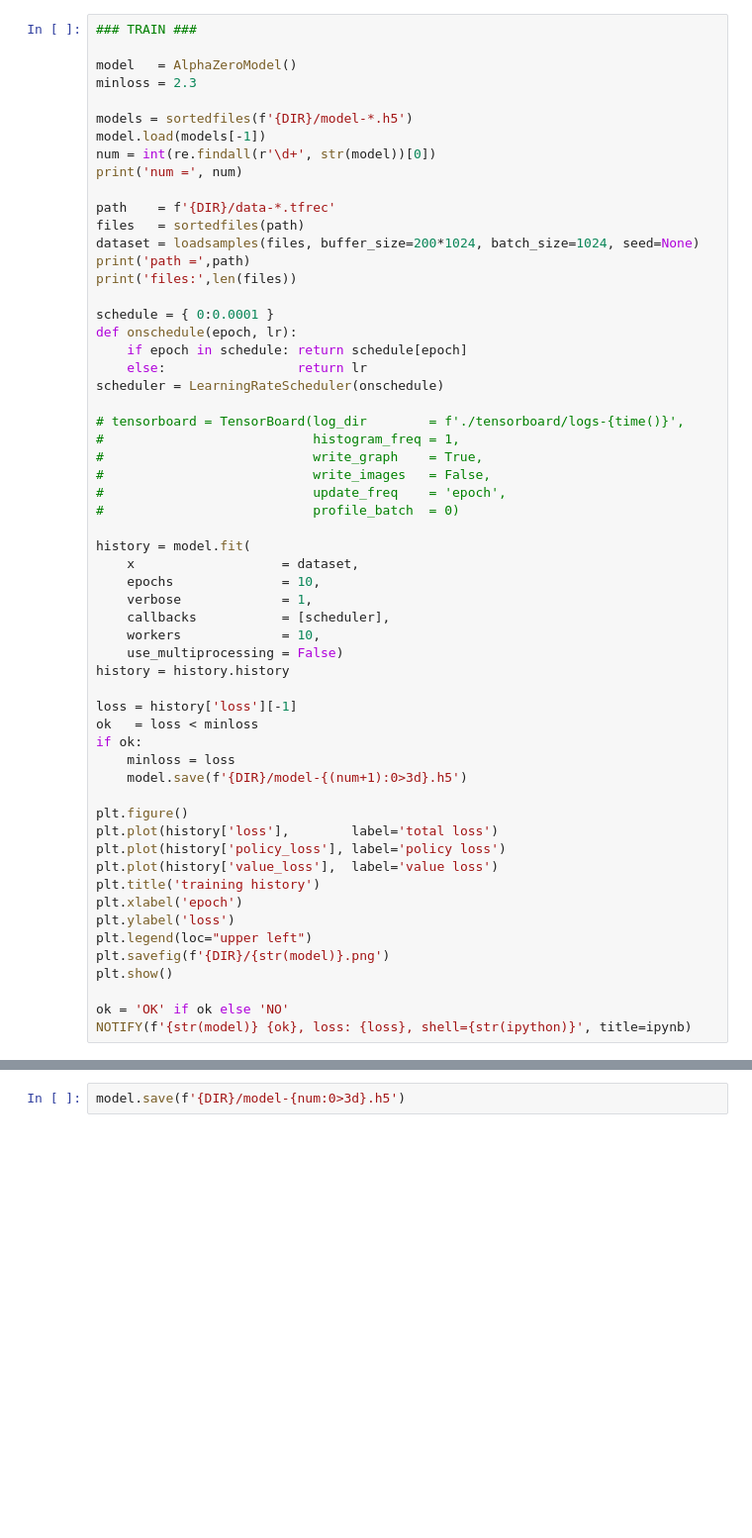
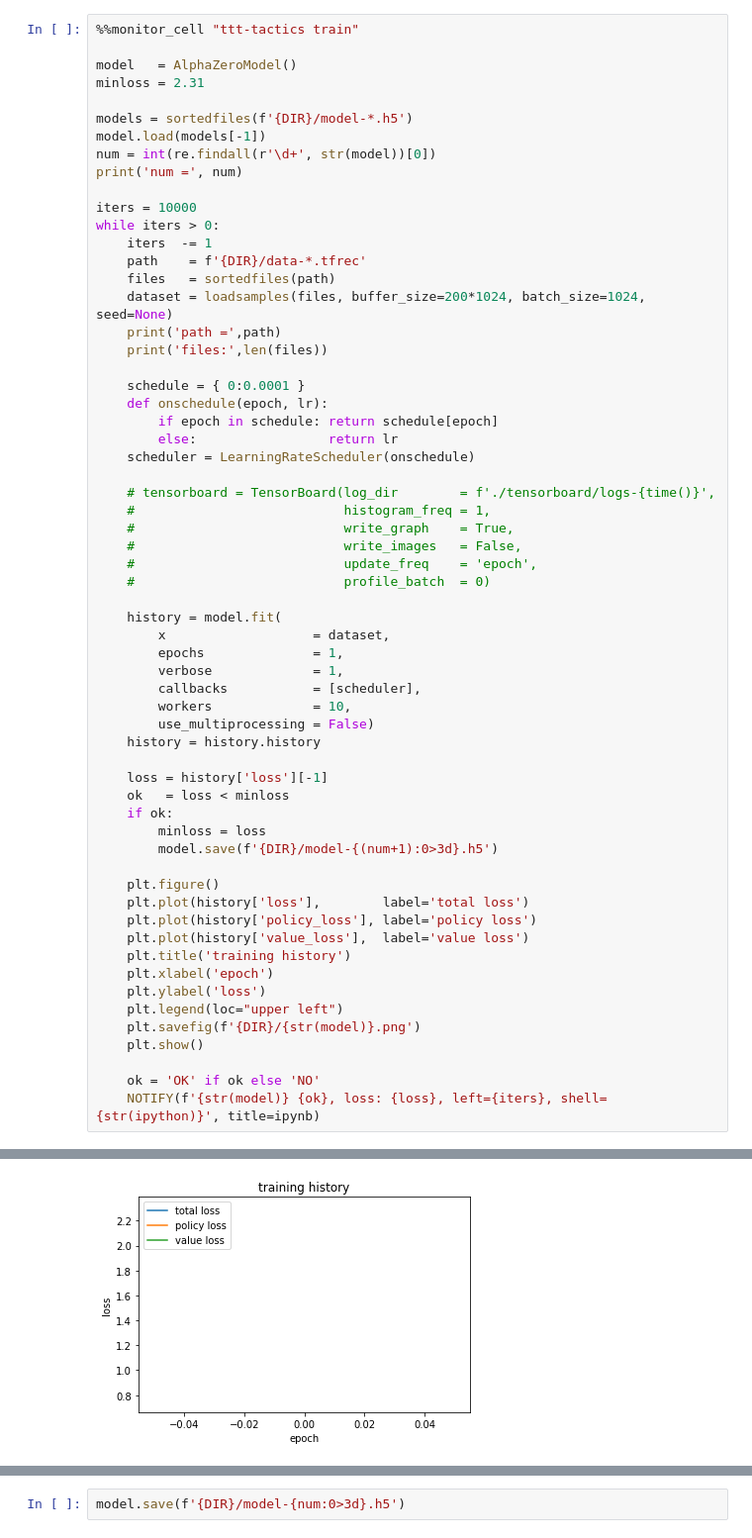
Before and after one commit to undwad/ttt, a Jupyter notebook: ttt-tactics-train.ipynb, the cells around one changed output, grey strips where cells are left out. Shown at 99% size. Drawn from its saved outputs; the diff is of its cells as text; blank space fills up the shorter version.

```diff
--- a/ttt-tactics-train.ipynb
+++ b/ttt-tactics-train.ipynb
@@ -58,59 +60,62 @@ incarnation: 9810827007565683556
 # %%
-### TRAIN ###
+%%monitor_cell "ttt-tactics train"
 
 model   = AlphaZeroModel()
-minloss = 2.3
+minloss = 2.31
 
 models = sortedfiles(f'{DIR}/model-*.h5')
 model.load(models[-1])
 num = int(re.findall(r'\d+', str(model))[0])
 print('num =', num)
 
-path    = f'{DIR}/data-*.tfrec'
-files   = sortedfiles(path)
-dataset = loadsamples(files, buffer_size=200*1024, batch_size=1024, seed=None)
-print('path =',path)
-print('files:',len(files))
+iters = 10000
+while iters > 0:
+    iters  -= 1
+    path    = f'{DIR}/data-*.tfrec'
+    files   = sortedfiles(path)
+    dataset = loadsamples(files, buffer_size=200*1024, batch_size=1024, seed=None)
+    print('path =',path)
+    print('files:',len(files))
 
-schedule = { 0:0.0001 }
-def onschedule(epoch, lr):
-    if epoch in schedule: return schedule[epoch]
-    else:                 return lr
-scheduler = LearningRateScheduler(onschedule)
+    schedule = { 0:0.0001 }
+    def onschedule(epoch, lr):
+        if epoch in schedule: return schedule[epoch]
+        else:                 return lr
+    scheduler = LearningRateScheduler(onschedule)
 
-# tensorboard = TensorBoard(log_dir        = f'./tensorboard/logs-{time()}',
-#                           histogram_freq = 1,
-#                           write_graph    = True,
-#                           write_images   = False,
-#                           update_freq    = 'epoch',
-#                           profile_batch  = 0)
+    # tensorboard = TensorBoard(log_dir        = f'./tensorboard/logs-{time()}',
+    #                           histogram_freq = 1,
+    #                           write_graph    = True,
+    #                           write_images   = False,
+    #                           update_freq    = 'epoch',
+    #                           profile_batch  = 0)
 
-history = model.fit(
-    x                   = dataset,
-    epochs              = 10,
-    verbose             = 1,
-    callbacks           = [scheduler],
-    workers             = 10,
-    use_multiprocessing = False)
-history = history.history
+    history = model.fit(
+        x                   = dataset,
+        epochs              = 1,
+        verbose             = 1,
+        callbacks           = [scheduler],
+        workers             = 10,
+        use_multiprocessing = False)
+    history = history.history
 
-loss = history['loss'][-1]
-ok   = loss < minloss
-if ok:
-    minloss = loss
-    model.save(f'{DIR}/model-{(num+1):0>3d}.h5')
+    loss = history['loss'][-1]
+    ok   = loss < minloss
+    if ok:
+        minloss = loss
+        model.save(f'{DIR}/model-{(num+1):0>3d}.h5')
 
-plt.figure()
-plt.plot(history['loss'],        label='total loss')
-plt.plot(history['policy_loss'], label='policy loss')
-plt.plot(history['value_loss'],  label='value loss')
-plt.title('training history')
-plt.xlabel('epoch')
-plt.ylabel('loss')
-plt.legend(loc="upper left")
-plt.savefig(f'{DIR}/{str(model)}.png')
-plt.show()
+    plt.figure()
+    plt.plot(history['loss'],        label='total loss')
+    plt.plot(history['policy_loss'], label='policy loss')
+    plt.plot(history['value_loss'],  label='value loss')
+    plt.title('training history')
+    plt.xlabel('epoch')
+    plt.ylabel('loss')
+    plt.legend(loc="upper left")
+    plt.savefig(f'{DIR}/{str(model)}.png')
+    plt.show()
 
-ok = 'OK' if ok else 'NO'
-NOTIFY(f'{str(model)} {ok}, loss: {loss}, shell={str(ipython)}', title=ipynb)
+    ok = 'OK' if ok else 'NO'
+    NOTIFY(f'{str(model)} {ok}, loss: {loss}, left={iters}, shell={str(ipython)}', title=ipynb)
 # %% [output]
@@ -135,0 +133 @@ Epoch 5/10
+[figure, added]
```
Also changed, not shown: parts of 2 cells of this notebook, 4 other files.
